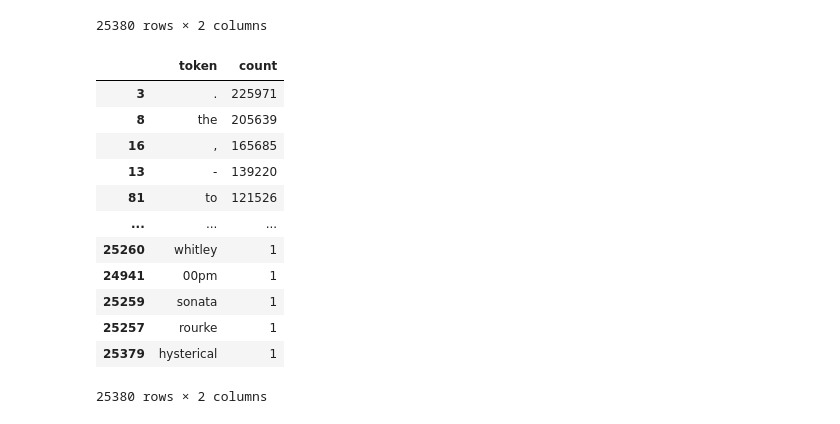
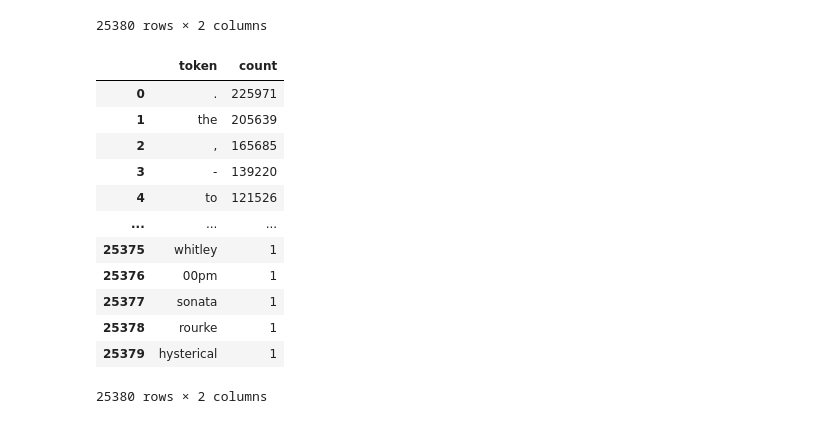
Before and after one commit to marinone94/divedeep-transformers, a Jupyter notebook: divedeep/topics/sequence-classification-bert/dataset_analysis.ipynb, the cells around one changed output. Saved outputs shown, nothing was run; the diff lists cells and outputs as text; code cells hidden in the pictures.

```diff
--- a/divedeep/topics/sequence-classification-bert/dataset_analysis.ipynb
+++ b/divedeep/topics/sequence-classification-bert/dataset_analysis.ipynb
@@ -153,0 +157,5 @@ tokenized_test_text = tokenizer(test_df["text"].tolist())
+# %%
+%%timeit
+
+tokenized_train_text = tokenizer(train_df["text"].tolist())
+tokenized_test_text = tokenizer(test_df["text"].tolist())
@@ -209,7 +223,7 @@ As expected, there are more tokens than words, as tokenization splits uncommon w
 # %%
 concatenated_train_tokens = list(itertools.chain.from_iterable(train_df["tokens"]))
 # %%
-tokens_count = dict(Counter(concatenated_train_tokens))
+train_tokens_count_dict = dict(Counter(concatenated_train_tokens))
 # %%
 for token in sorted(tokens_count, key=tokens_count.get, reverse=True):
     print(token, tokens_count[token])
@@ -232,8 +246,11 @@ and 69811
 patting 1
 hysterical 1
 # %%
-tokens_count_df = pd.DataFrame.from_dict({"token": tokens_count.keys(), "count": tokens_count.values()})
-tokens_count_df
+train_tokens_count_df = pd.DataFrame.from_dict({
+    "token": train_tokens_count_dict.keys(),
+    "count": train_tokens_count_dict.values()
+})
+train_tokens_count_df
 # %% [output]
 |  | token | count |
 | 0 | [CLS] | 120000 |
@@ -249,18 +266,20 @@ tokens_count_df
 | 25379 | hysterical | 1 |
 25380 rows × 2 columns
 # %%
-tokens_count_df.sort_values(by="count", ascending=False, inplace=True)
+train_tokens_count_df.sort_values(by="count", ascending=False, inplace=True)
+train_tokens_count_df = train_tokens_count_df.reset_index().drop(columns=["index"])
+train_tokens_count_df
 # %% [output]
 |  | token | count |
-| 3 | . | 225971 |
-| 8 | the | 205639 |
-| 16 | , | 165685 |
-| 13 | - | 139220 |
-| 81 | to | 121526 |
+| 0 | . | 225971 |
+| 1 | the | 205639 |
+| 2 | , | 165685 |
+| 3 | - | 139220 |
+| 4 | to | 121526 |
 | ... | ... | ... |
-| 25260 | whitley | 1 |
-| 24941 | 00pm | 1 |
-| 25259 | sonata | 1 |
-| 25257 | rourke | 1 |
+| 25375 | whitley | 1 |
+| 25376 | 00pm | 1 |
+| 25377 | sonata | 1 |
+| 25378 | rourke | 1 |
 | 25379 | hysterical | 1 |
 25380 rows × 2 columns
```
Also changed, not shown: parts of 15 cells of this notebook, 2 other files.
